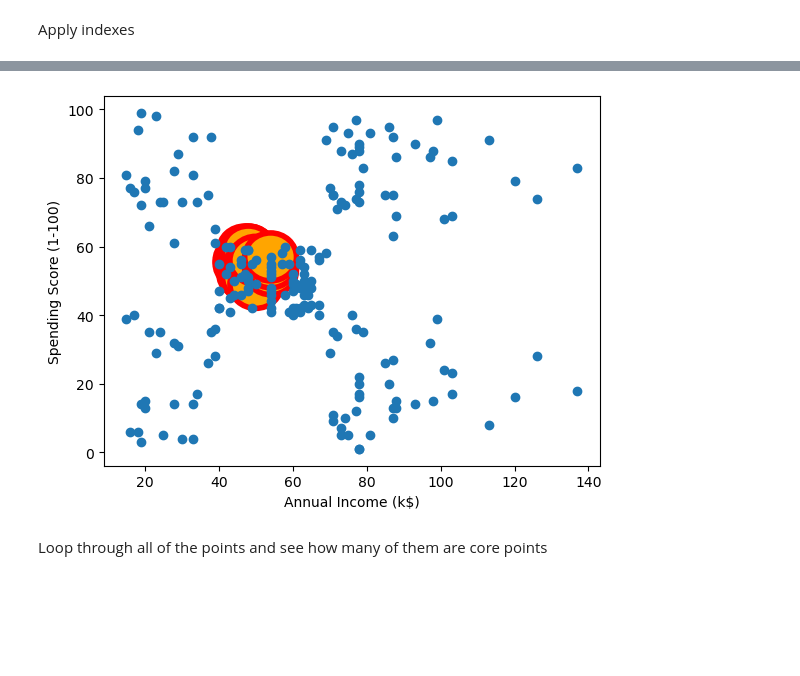
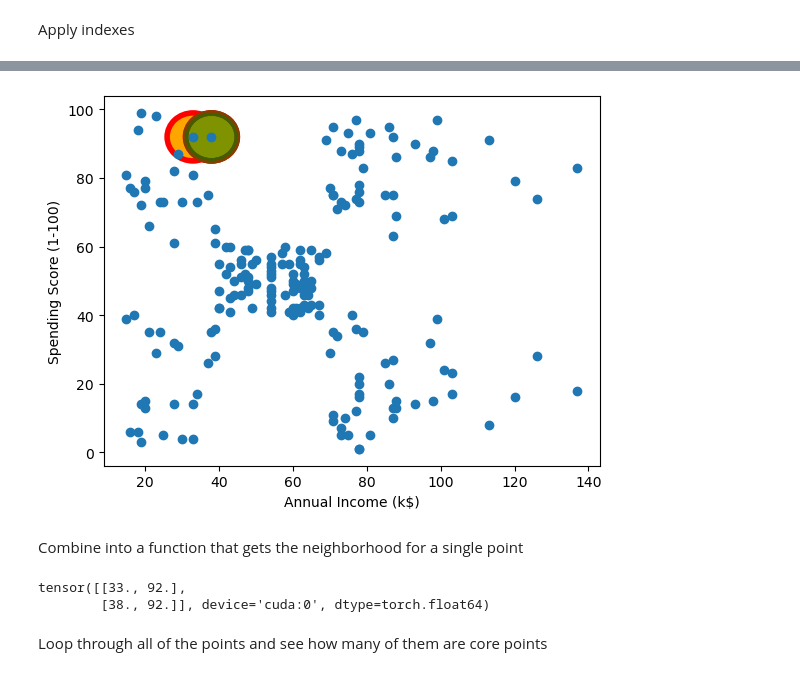
Before and after one commit to peterbull/fai-pt2-nbs, a Jupyter notebook: 02.04_dbscan.ipynb, the cells around one changed output, grey strips where cells are left out. Saved outputs shown, nothing was run; the diff lists cells and outputs as text; code cells hidden in the pictures; blank space fills up the shorter version.

Commit message:
create pt neighborhood func

```diff
--- a/02.04_dbscan.ipynb
+++ b/02.04_dbscan.ipynb
@@ -247,20 +138,24 @@ tensor([39., 81.,  6., 77., 40., 76.,  6., 94.,  3., 72., 14., 99., 15., 77.,
 # %%
-circle1 = Circle((x_y_tens[ex_pt], x_y_tens[ex_pt]), rad, color='r', fill=False, linewidth=4)
-circle2 = Circle((x_y_tens[ex_pt], x_y_tens[ex_pt]), rad, color='g', linewidth=4)
+circle1 = Circle((x_y_tens[ex_pt, 0], x_y_tens[ex_pt, 1]), rad, color='red', fill=False, linewidth=4)
+circle2 = Circle((x_y_tens[ex_pt, 0], x_y_tens[ex_pt, 1]), rad, color='green', linewidth=4, alpha=0.5)
 fig, ax = plt.subplots()
 for coord in range(ex_neighborhood.shape[0]):
     x = int(ex_neighborhood[coord, 0])
     y = int(ex_neighborhood[coord, 1])
     fill_circle = Circle((x, y), rad, color="orange", linewidth=2)
     rad_circle = Circle((x, y), rad, color="red", fill=False, linewidth=4)
     ax.add_artist(fill_circle)
     ax.add_artist(rad_circle)
 x = list(x_y_tens[:,0].detach().cpu().numpy())
 y = list(x_y_tens[:,1].detach().cpu().numpy())
+ax.add_artist(circle1)
+ax.add_artist(circle2)
 ax.scatter(x,y)
 ax.set_xlabel('Annual Income (k$)')
 ax.set_ylabel('Spending Score (1-100)')
 plt.show()
 plt.show()
 # %% [output]
-[figure, old version]
+[figure, new version]
+# %% [markdown]
+Combine into a function that gets the neighborhood for a single point
@@ -267,3 +166,8 @@ plt.show()
+# %%
+pt_neighborhood(ex_pt, x_y_tens)
+# %% [output]
+tensor([[33., 92.],
+        [38., 92.]], device='cuda:0', dtype=torch.float64)
 # %% [markdown]
 Loop through all of the points and see how many of them are core points
 # %% [markdown]
```
Also changed, not shown: parts of 18 cells of this notebook.
